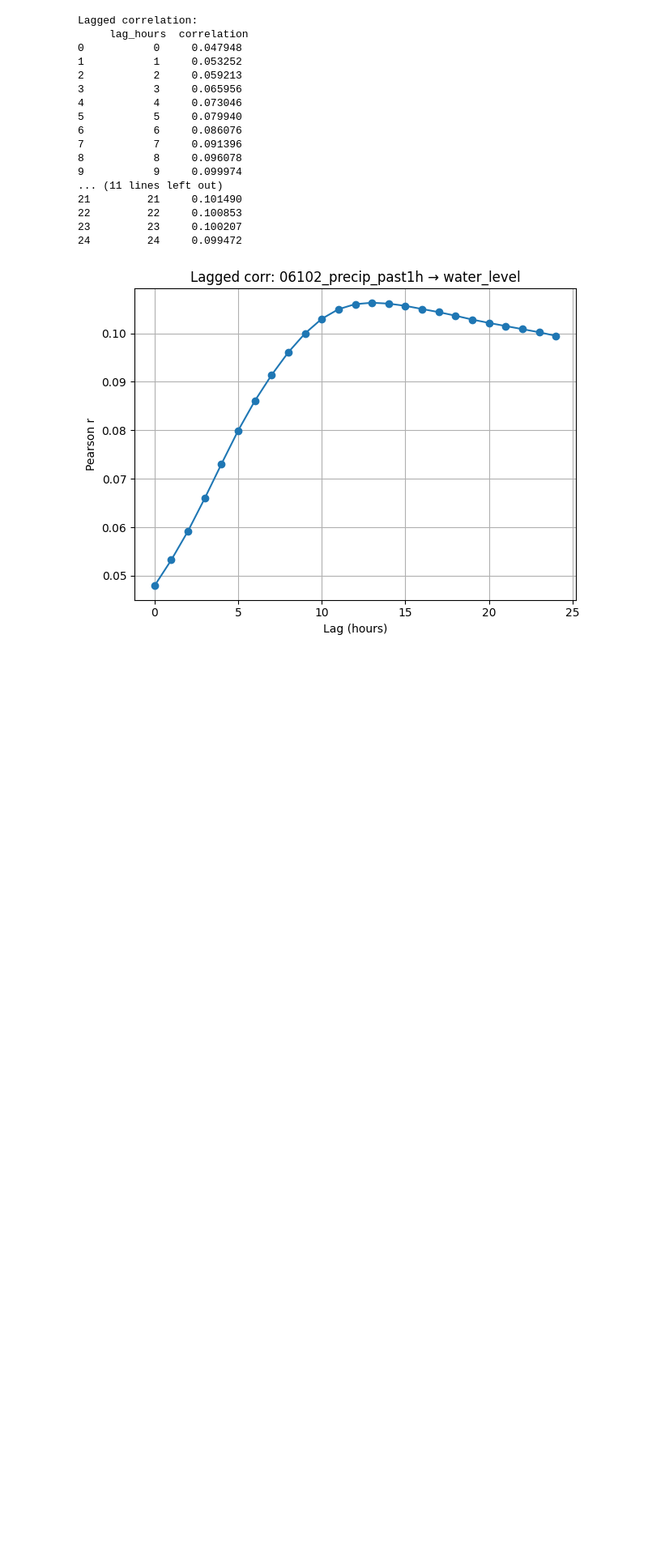
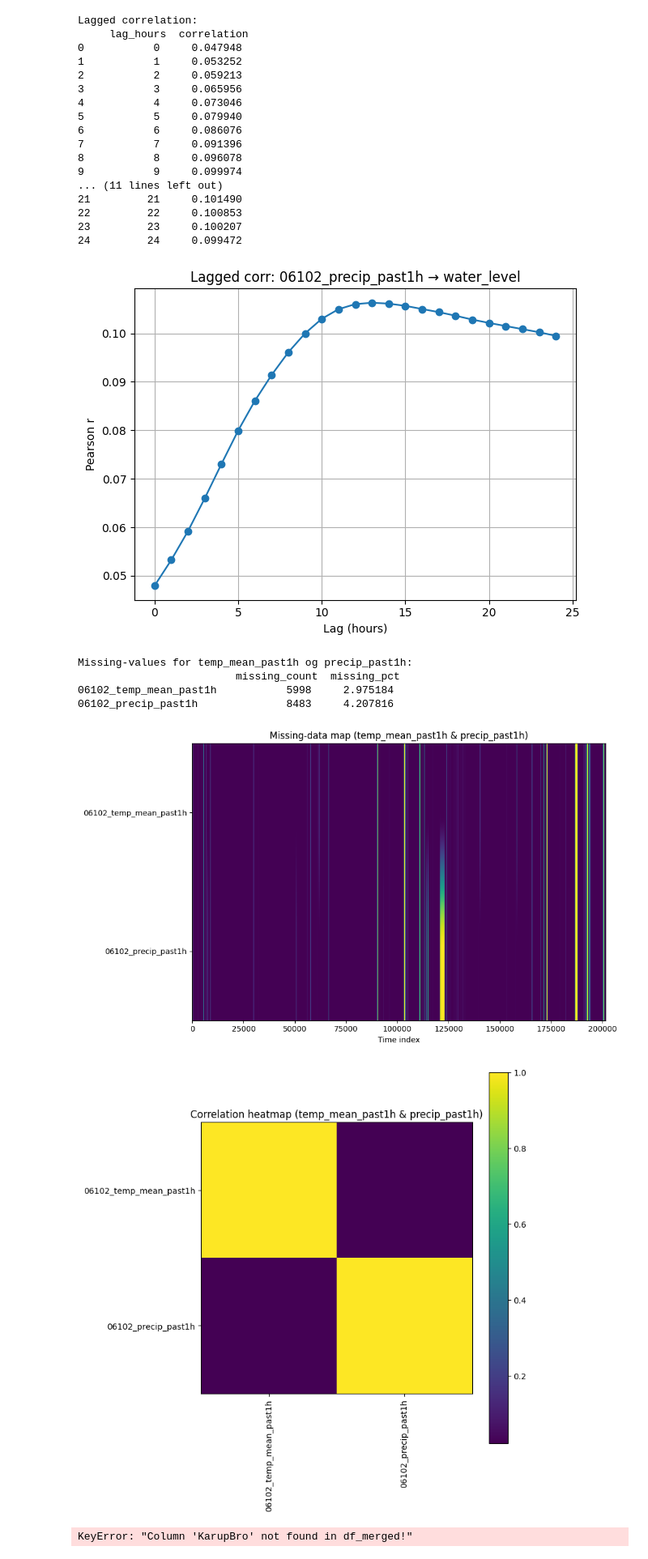
Before and after one commit to nicolaigarder/Forecasting-water-inflow, a Jupyter notebook: Exploratory analysis/vandstand.ipynb, the cells around one changed output. Shown at 81% size. Cells and saved outputs as stored; diff of their text form; code cells hidden in the pictures; blank space fills up the shorter version.

```diff
--- a/Exploratory analysis/vandstand.ipynb
+++ b/Exploratory analysis/vandstand.ipynb
@@ -218,3 +218,50 @@ Lagged correlation:
 23         23     0.100207
 24         24     0.099472
 [figure]
+# %%
+import pandas as pd
+import matplotlib.pyplot as plt
+
+# -------------------------------------------------------------
+# 1) Missing-value summary (kun temp_mean_past1h og precip_past1h)
+# -------------------------------------------------------------
+
+# Udvælg kun de to præcise kolonner
+cols_of_interest = ['06102_temp_mean_past1h', '06102_precip_past1h']
+df_temp_precip = df_merged[cols_of_interest].copy()
+
+# Missing-value tabel
+missing = df_temp_precip.isna().sum().to_frame('missing_count')
+missing['missing_pct'] = missing['missing_count'] / len(df_temp_precip) * 100
+print("\nMissing-values for temp_mean_past1h og precip_past1h:\n", missing)
+
+# Visualiser missing pattern som heatmap
+plt.figure(figsize=(10, 6))
+plt.imshow(df_temp_precip.isna().T, aspect='auto')
+plt.yticks(range(len(df_temp_precip.columns)), df_temp_precip.columns)
+plt.xlabel('Time index')
+plt.title('Missing-data map (temp_mean_past1h & precip_past1h)')
+plt.tight_layout()
+plt.show()
+
+# -------------------------------------------------------------
+# 2) Correlation matrix (kun temp_mean_past1h og precip_past1h)
+# -------------------------------------------------------------
+corr = df_temp_precip.corr()
+
+plt.figure(figsize=(8, 8))
+plt.imshow(corr, aspect='equal')
+plt.xticks(range(len(corr)), corr.columns, rotation=90)
+plt.yticks(range(len(corr)), corr.columns)
+plt.colorbar()
+plt.title('Correlation heatmap (temp_mean_past1h & precip_past1h)')
+plt.tight_layout()
+plt.show()
+# %% [output]
+Missing-values for temp_mean_past1h og precip_past1h:
+                         missing_count  missing_pct
+06102_temp_mean_past1h           5998     2.975184
+06102_precip_past1h              8483     4.207816
+[figure, added]
+[figure, added]
+KeyError: "Column 'KarupBro' not found in df_merged!"
```
Also changed, not shown: 6 other files.
